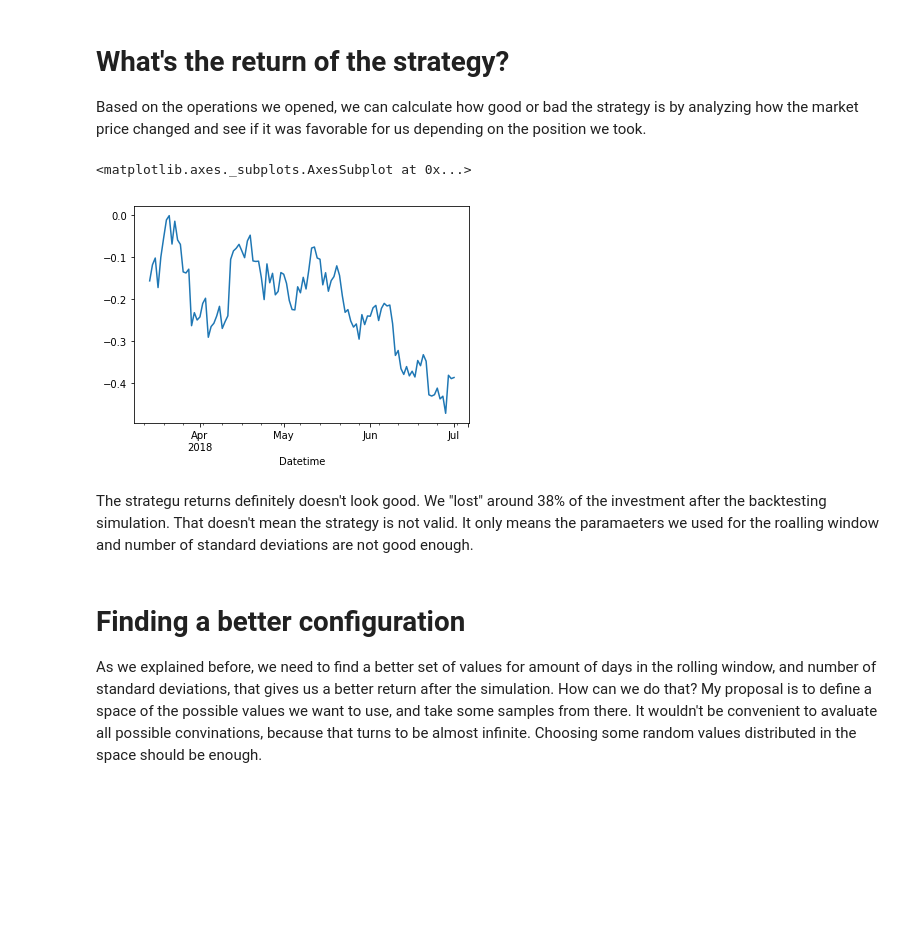
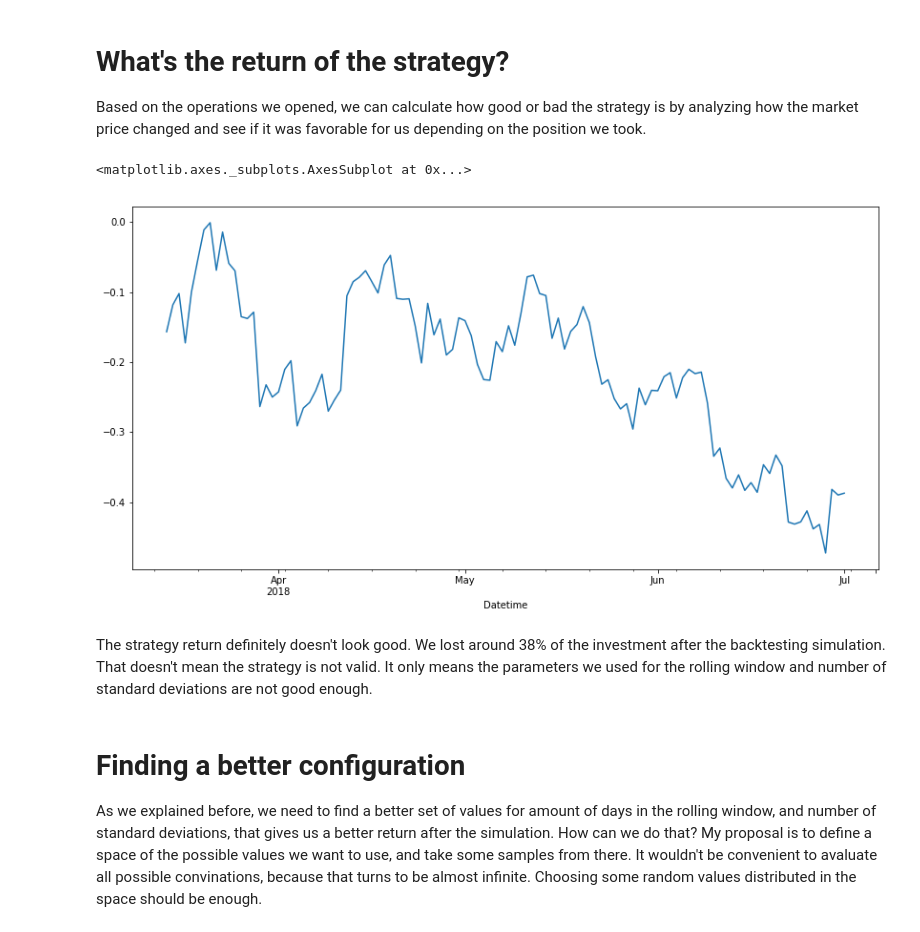
Before and after one commit to martinzugnoni/bollinger-bands-trading-analysis, a Jupyter notebook: Bollinger Bands Trading Analysis.ipynb, the cells around one changed output. Saved outputs shown, nothing was run; the diff lists cells and outputs as text; code cells hidden in the pictures; blank space fills up the shorter version.

```diff
--- a/Bollinger Bands Trading Analysis.ipynb
+++ b/Bollinger Bands Trading Analysis.ipynb
@@ -141,19 +141,19 @@ Based on the operations we opened, we can calculate how good or bad the strategy
 # %%
 # forward fill our Position column to replace "None" values with the correct buy/sell
 # operations to represent the "holding" of our position forward through time
 df['Position'].fillna(method='ffill', inplace=True)
 
 # calculate the daily market return and multiply that by the position to determine strategy returns
 df['Market Return'] = df['close'].pct_change()
 df['Strategy Return'] = df['Market Return'] * df['Position']
 
 # plot the strategy returns
-df['Strategy Return'].cumsum().plot()
+df['Strategy Return'].cumsum().plot(figsize=(14, 7))
 # %% [output]
 <matplotlib.axes._subplots.AxesSubplot at 0x...>
-[figure, old version]
+[figure, new version]
 # %% [markdown]
-The strategu returns definitely doesn't look good. We "lost" around 38% of the investment after the backtesting simulation. That doesn't mean the strategy is not valid. It only means the paramaeters we used for the roalling window and number of standard deviations are not good enough.
+The strategy return definitely doesn't look good. We lost around 38% of the investment after the backtesting simulation. That doesn't mean the strategy is not valid. It only means the parameters we used for the rolling window and number of standard deviations are not good enough.
 # %% [markdown]
 # Finding a better configuration
 As we explained before, we need to find a better set of values for amount of days in the rolling window, and number of standard deviations, that gives us a better return after the simulation.
```
Also changed, not shown: parts of 4 cells of this notebook.
